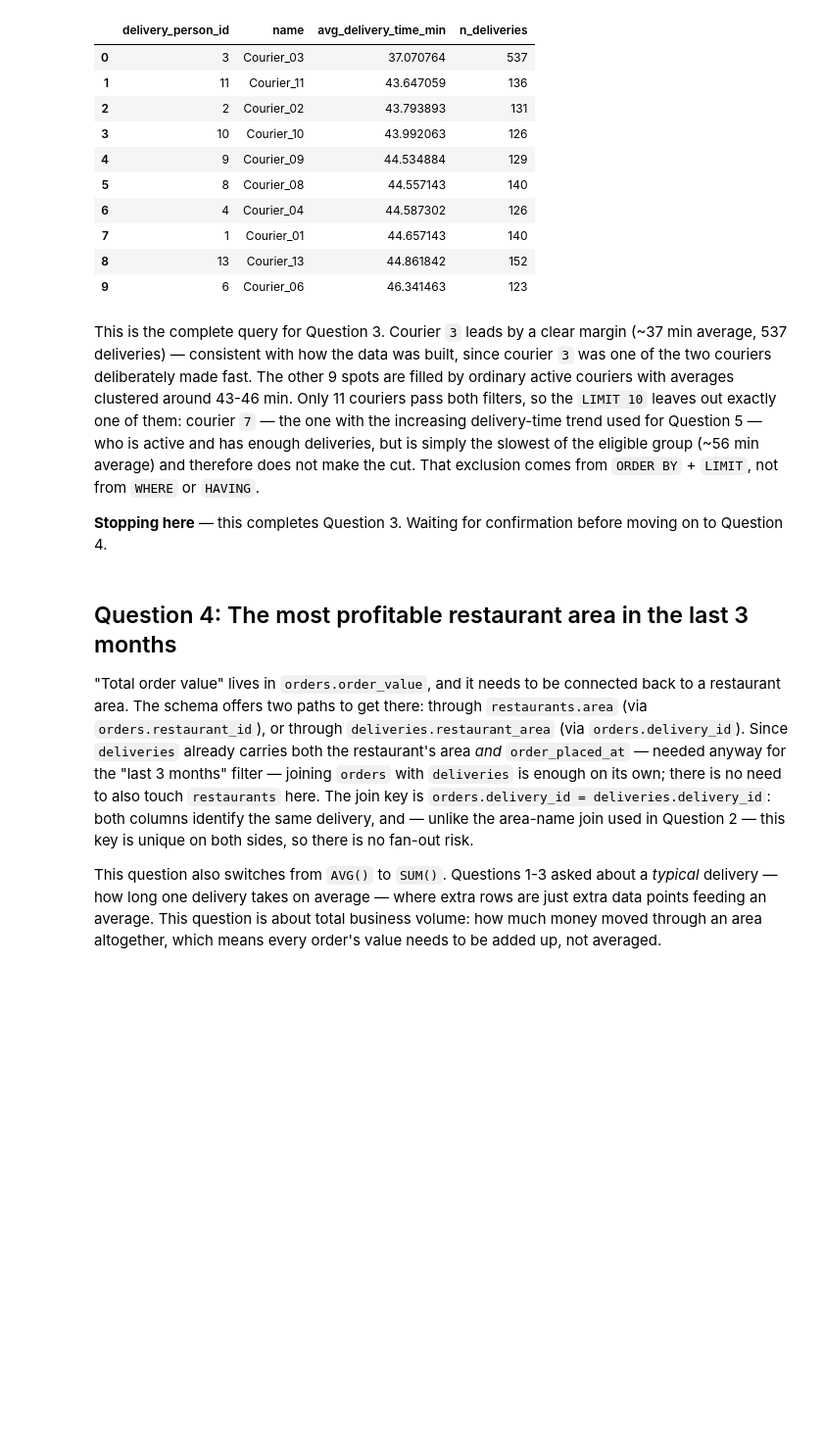
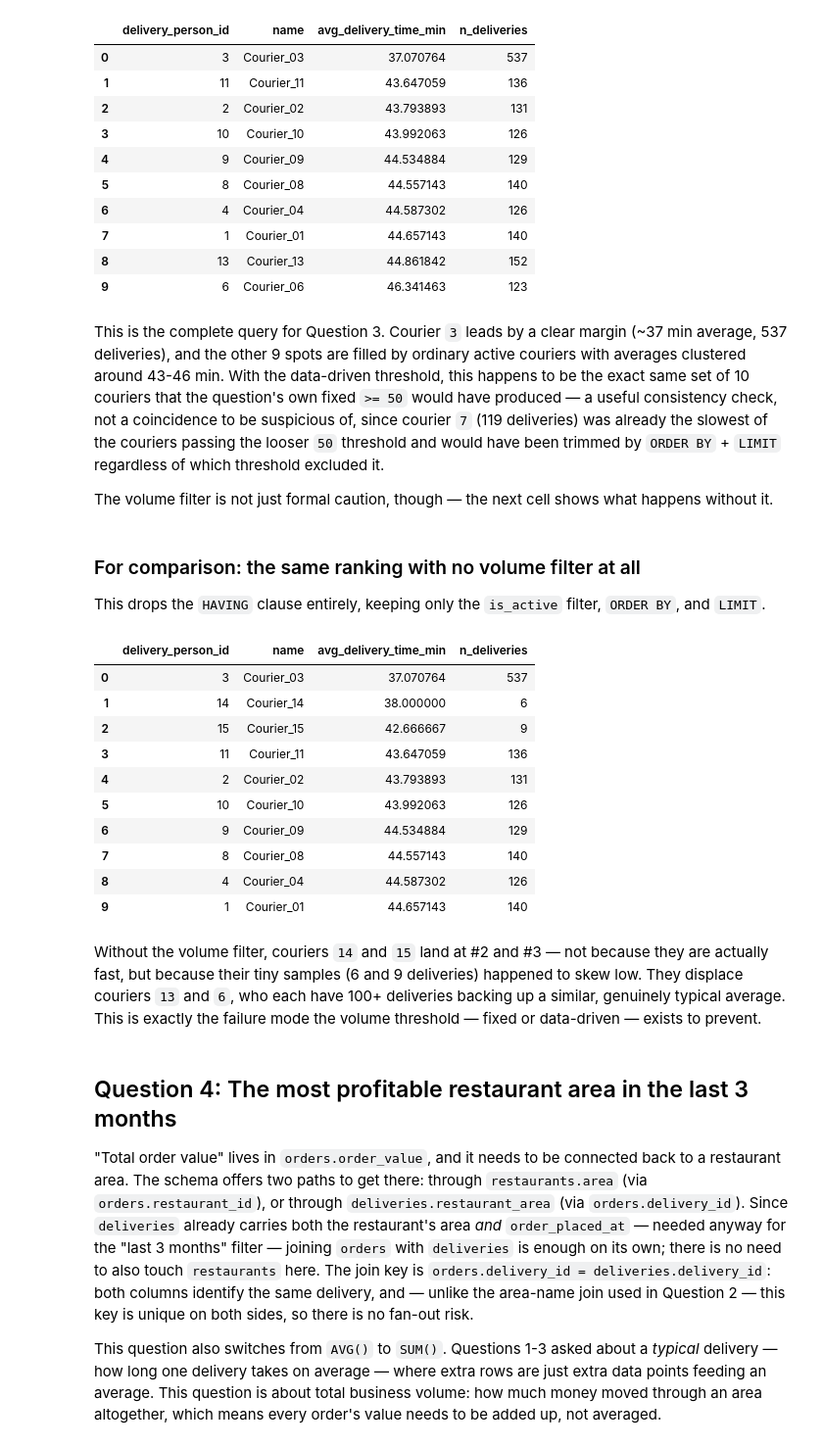
Before and after one commit to felo9015/food_delivery_time_prediction, a Jupyter notebook: sql/sql_exploration.ipynb, the cells around one changed output. Shown at 98% size. Cells and saved outputs as stored; diff of their text form; code cells hidden in the pictures; blank space fills up the shorter version.

```diff
--- a/sql/sql_exploration.ipynb
+++ b/sql/sql_exploration.ipynb
@@ -668,9 +731,41 @@ con.sql("""
 | 8 | 13 | Courier_13 | 44.861842 | 152 |
 | 9 | 6 | Courier_06 | 46.341463 | 123 |
 # %% [markdown]
-This is the complete query for Question 3. Courier `3` leads by a clear margin (~37 min average, 537 deliveries) — consistent with how the data was built, since courier `3` was one of the two couriers deliberately made fast. The other 9 spots are filled by ordinary active couriers with averages clustered around 43-46 min. Only 11 couriers pass both filters, so the `LIMIT 10` leaves out exactly one of them: courier `7` — the one with the increasing delivery-time trend used for Question 5 — who is active and has enough deliveries, but is simply the slowest of the eligible group (~56 min average) and therefore does not make the cut. That exclusion comes from `ORDER BY` + `LIMIT`, not from `WHERE` or `HAVING`.
+This is the complete query for Question 3. Courier `3` leads by a clear margin (~37 min average, 537 deliveries), and the other 9 spots are filled by ordinary active couriers with averages clustered around 43-46 min. With the data-driven threshold, this happens to be the exact same set of 10 couriers that the question's own fixed `>= 50` would have produced — a useful consistency check, not a coincidence to be suspicious of, since courier `7` (119 deliveries) was already the slowest of the couriers passing the looser `50` threshold and would have been trimmed by `ORDER BY` + `LIMIT` regardless of which threshold excluded it.
 
-**Stopping here** — this completes Question 3. Waiting for confirmation before moving on to Question 4.
+The volume filter is not just formal caution, though — the next cell shows what happens without it.
+# %% [markdown]
+### For comparison: the same ranking with no volume filter at all
+
+This drops the `HAVING` clause entirely, keeping only the `is_active` filter, `ORDER BY`, and `LIMIT`.
+# %%
+con.sql("""
+    SELECT
+        dp.delivery_person_id,
+        dp.name,
+        AVG(d.delivery_time_min) AS avg_delivery_time_min,
+        COUNT(*) AS n_deliveries
+    FROM deliveries d
+    JOIN delivery_persons dp ON d.delivery_person_id = CAST(dp.delivery_person_id AS VARCHAR)
+    WHERE dp.is_active = TRUE
+    GROUP BY dp.delivery_person_id, dp.name
+    ORDER BY avg_delivery_time_min ASC
+    LIMIT 10
+""").df()
+# %% [output]
+|  | delivery_person_id | name | avg_delivery_time_min | n_deliveries |
+| 0 | 3 | Courier_03 | 37.070764 | 537 |
+| 1 | 14 | Courier_14 | 38.000000 | 6 |
+| 2 | 15 | Courier_15 | 42.666667 | 9 |
+| 3 | 11 | Courier_11 | 43.647059 | 136 |
+| 4 | 2 | Courier_02 | 43.793893 | 131 |
+| 5 | 10 | Courier_10 | 43.992063 | 126 |
+| 6 | 9 | Courier_09 | 44.534884 | 129 |
+| 7 | 8 | Courier_08 | 44.557143 | 140 |
+| 8 | 4 | Courier_04 | 44.587302 | 126 |
+| 9 | 1 | Courier_01 | 44.657143 | 140 |
+# %% [markdown]
+Without the volume filter, couriers `14` and `15` land at #2 and #3 — not because they are actually fast, but because their tiny samples (6 and 9 deliveries) happened to skew low. They displace couriers `13` and `6`, who each have 100+ deliveries backing up a similar, genuinely typical average. This is exactly the failure mode the volume threshold — fixed or data-driven — exists to prevent.
 # %% [markdown]
 ## Question 4: The most profitable restaurant area in the last 3 months
 
```
Also changed, not shown: parts of 16 cells of this notebook, 2 other files.
